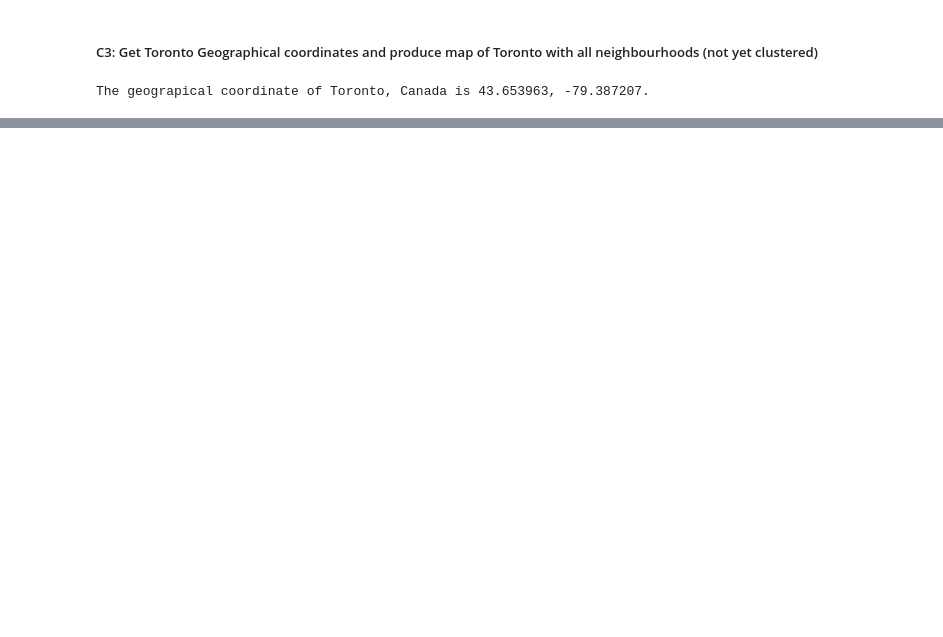
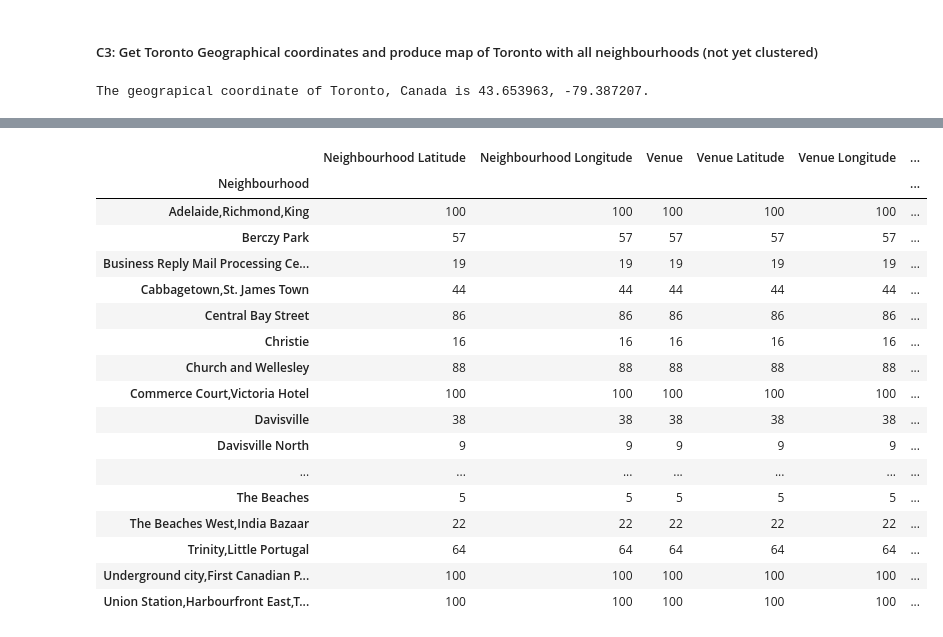
Before and after one commit to DrewKH/Coursera_Capstone_DrewK_ASDOOR_and_Davids_big_move, a Jupyter notebook: Drew's Final Capstone - ASDOOR Limited & Davids big move to Toronto.ipynb, the cells around one changed output, grey strips where cells are left out. Drawn from its saved outputs; the diff is of its cells as text; code cells hidden in the pictures; blank space fills up the shorter version.

```diff
--- a/Drew's Final Capstone - ASDOOR Limited & Davids big move to Toronto.ipynb
+++ b/Drew's Final Capstone - ASDOOR Limited & Davids big move to Toronto.ipynb
@@ -183,0 +246,12 @@ map_toro
+# %%
+# function that extracts the category of the venue
+def get_category_type(row):
+    try:
+        categories_list = row['categories']
+    except:
+        categories_list = row['venue.categories']
+
+    if len(categories_list) == 0:
+        return None
+    else:
+        return categories_list[0]['name']
@@ -183,0 +379,22 @@ map_toro
+# %%
+#Venues returned for each Neighbourhood
+toronto_venues.groupby('Neighbourhood').count()
+# %% [output]
+|  | Neighbourhood Latitude | Neighbourhood Longitude | Venue | Venue Latitude | Venue Longitude | ... |
+| Neighbourhood |  |  |  |  |  | ... |
+| Adelaide,Richmond,King | 100 | 100 | 100 | 100 | 100 | ... |
+| Berczy Park | 57 | 57 | 57 | 57 | 57 | ... |
+| Business Reply Mail Processing Ce... | 19 | 19 | 19 | 19 | 19 | ... |
+| Cabbagetown,St. James Town | 44 | 44 | 44 | 44 | 44 | ... |
+| Central Bay Street | 86 | 86 | 86 | 86 | 86 | ... |
+| Christie | 16 | 16 | 16 | 16 | 16 | ... |
+| Church and Wellesley | 88 | 88 | 88 | 88 | 88 | ... |
+| Commerce Court,Victoria Hotel | 100 | 100 | 100 | 100 | 100 | ... |
+| Davisville | 38 | 38 | 38 | 38 | 38 | ... |
+| Davisville North | 9 | 9 | 9 | 9 | 9 | ... |
+| ... | ... | ... | ... | ... | ... | ... |
+| The Beaches | 5 | 5 | 5 | 5 | 5 | ... |
+| The Beaches West,India Bazaar | 22 | 22 | 22 | 22 | 22 | ... |
+| Trinity,Little Portugal | 64 | 64 | 64 | 64 | 64 | ... |
+| Underground city,First Canadian P... | 100 | 100 | 100 | 100 | 100 | ... |
+| Union Station,Harbourfront East,T... | 100 | 100 | 100 | 100 | 100 | ... |
```
Also changed, not shown: parts of 53 cells of this notebook.
